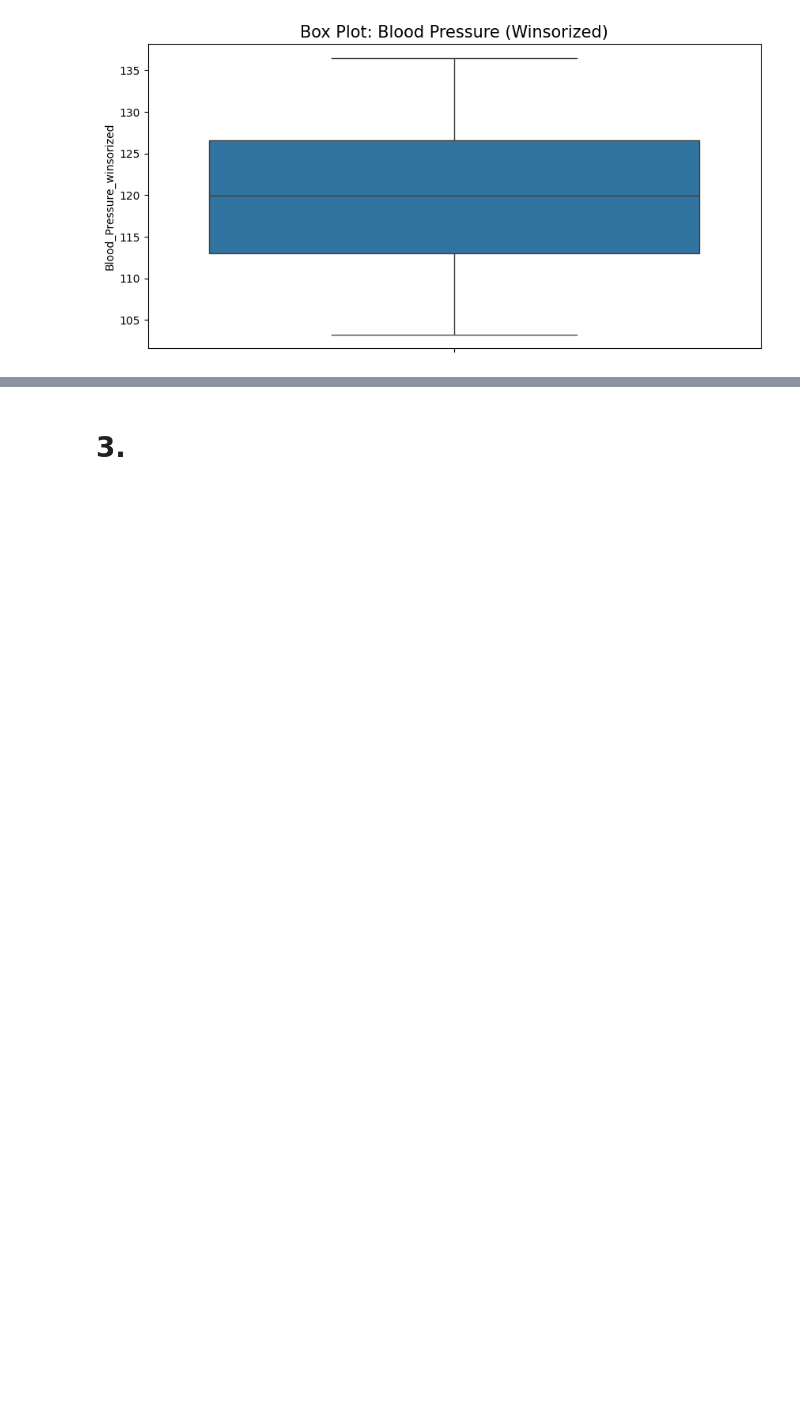
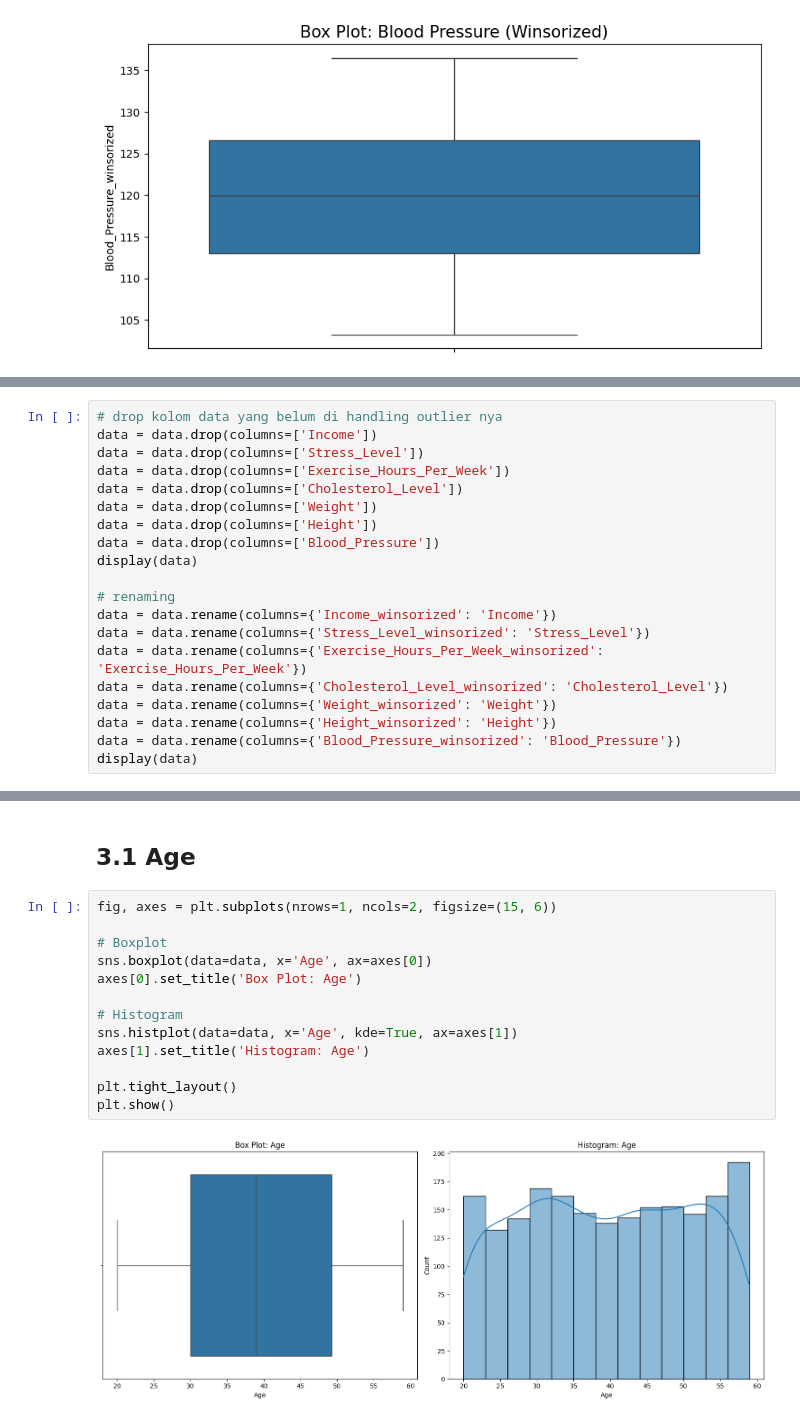
Before and after one commit to Maharanish/K03-IF2220-13522134-13522148, a Jupyter notebook: K03-IF2220-13522134-13522148.ipynb, the cells around one changed output, grey strips where cells are left out. Saved outputs shown, nothing was run; the diff lists cells and outputs as text; blank space fills up the shorter version.

```diff
--- a/K03-IF2220-13522134-13522148.ipynb
+++ b/K03-IF2220-13522134-13522148.ipynb
@@ -531,0 +534,20 @@ plt.show()
+# %%
+# drop kolom data yang belum di handling outlier nya
+data = data.drop(columns=['Income'])
+data = data.drop(columns=['Stress_Level'])
+data = data.drop(columns=['Exercise_Hours_Per_Week'])
+data = data.drop(columns=['Cholesterol_Level'])
+data = data.drop(columns=['Weight'])
+data = data.drop(columns=['Height'])
+data = data.drop(columns=['Blood_Pressure'])
+display(data)
+
+# renaming
+data = data.rename(columns={'Income_winsorized': 'Income'})
+data = data.rename(columns={'Stress_Level_winsorized': 'Stress_Level'})
+data = data.rename(columns={'Exercise_Hours_Per_Week_winsorized': 'Exercise_Hours_Per_Week'})
+data = data.rename(columns={'Cholesterol_Level_winsorized': 'Cholesterol_Level'})
+data = data.rename(columns={'Weight_winsorized': 'Weight'})
+data = data.rename(columns={'Height_winsorized': 'Height'})
+data = data.rename(columns={'Blood_Pressure_winsorized': 'Blood_Pressure'})
+display(data)
@@ -532,2 +581,17 @@ plt.show()
 # %% [markdown]
-# 3.
+## 3.1 Age
+# %%
+fig, axes = plt.subplots(nrows=1, ncols=2, figsize=(15, 6))
+
+# Boxplot
+sns.boxplot(data=data, x='Age', ax=axes[0])
+axes[0].set_title('Box Plot: Age')
+
+# Histogram
+sns.histplot(data=data, x='Age', kde=True, ax=axes[1])
+axes[1].set_title('Histogram: Age')
+
+plt.tight_layout()
+plt.show()
+# %% [output]
+[figure, added]
```
Also changed, not shown: parts of 23 cells of this notebook.
